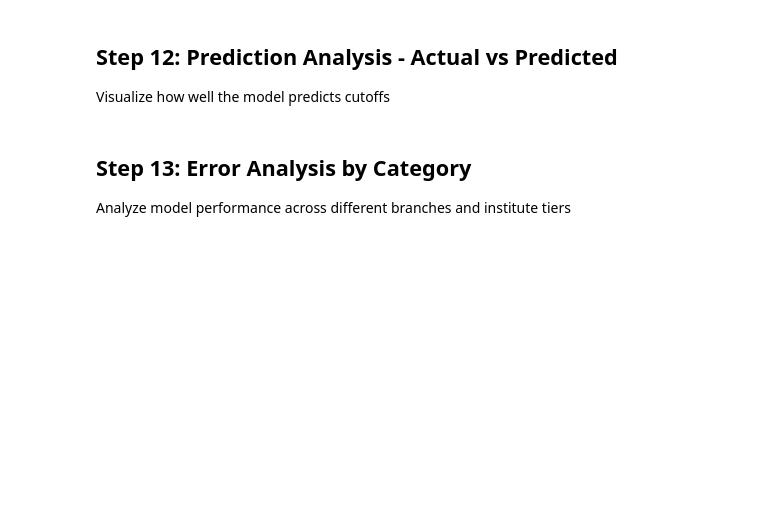
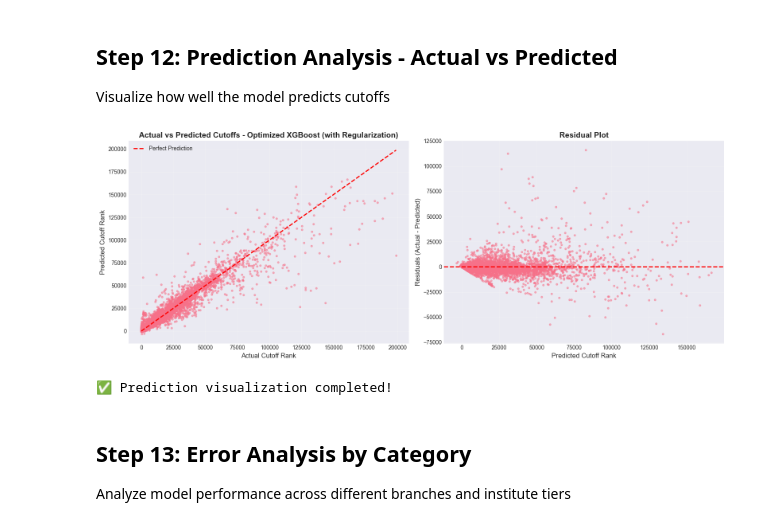
Before and after one commit to msk1039/AIML-FA2, a Jupyter notebook: phase3_model_building.ipynb, the cells around one changed output. Cells and saved outputs as stored; diff of their text form; code cells hidden in the pictures; blank space fills up the shorter version.

```diff
--- a/phase3_model_building.ipynb
+++ b/phase3_model_building.ipynb
@@ -519,31 +799,34 @@ print("\n✅ Feature importance analysis completed!")
 
 Visualize how well the model predicts cutoffs
 # %%
-# Create visualization
+# Create visualization using BEST model predictions
 fig, axes = plt.subplots(1, 2, figsize=(16, 6))
 
 # Plot 1: Actual vs Predicted (Test Set)
-axes[0].scatter(y_test, y_test_pred_final, alpha=0.5, s=10)
+axes[0].scatter(y_test, y_test_pred_best, alpha=0.5, s=10)
 axes[0].plot([y_test.min(), y_test.max()], [y_test.min(), y_test.max()], 'r--', lw=2, label='Perfect Prediction')
 axes[0].set_xlabel('Actual Cutoff Rank', fontsize=12)
 axes[0].set_ylabel('Predicted Cutoff Rank', fontsize=12)
-axes[0].set_title('Actual vs Predicted Cutoffs (Test Set 2024)', fontsize=14, fontweight='bold')
+axes[0].set_title(f'Actual vs Predicted Cutoffs - {best_model_name}', fontsize=14, fontweight='bold')
 axes[0].legend()
 axes[0].grid(alpha=0.3)
 
 # Plot 2: Residual plot
-residuals = y_test - y_test_pred_final
-axes[1].scatter(y_test_pred_final, residuals, alpha=0.5, s=10)
+residuals = y_test - y_test_pred_best
+axes[1].scatter(y_test_pred_best, residuals, alpha=0.5, s=10)
 axes[1].axhline(y=0, color='r', linestyle='--', lw=2)
 axes[1].set_xlabel('Predicted Cutoff Rank', fontsize=12)
 axes[1].set_ylabel('Residuals (Actual - Predicted)', fontsize=12)
 axes[1].set_title('Residual Plot', fontsize=14, fontweight='bold')
 axes[1].grid(alpha=0.3)
 
 plt.tight_layout()
 plt.show()
 
 print("✅ Prediction visualization completed!")
+# %% [output]
+[figure, added]
+✅ Prediction visualization completed!
 # %% [markdown]
 ## Step 13: Error Analysis by Category
 
```
Also changed, not shown: parts of 18 cells of this notebook, 6 other files.
